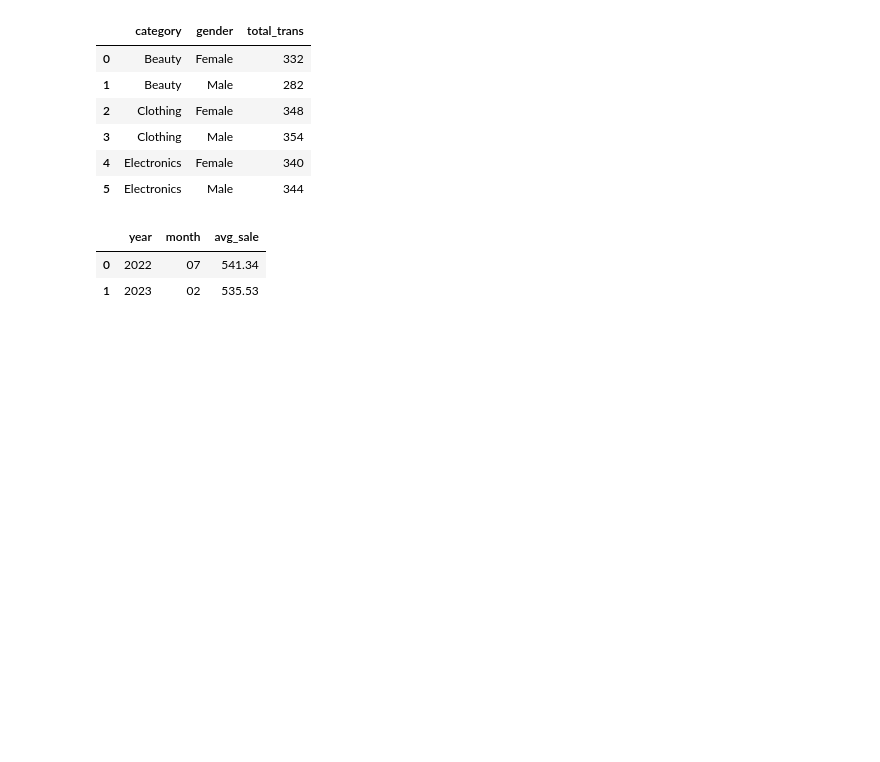
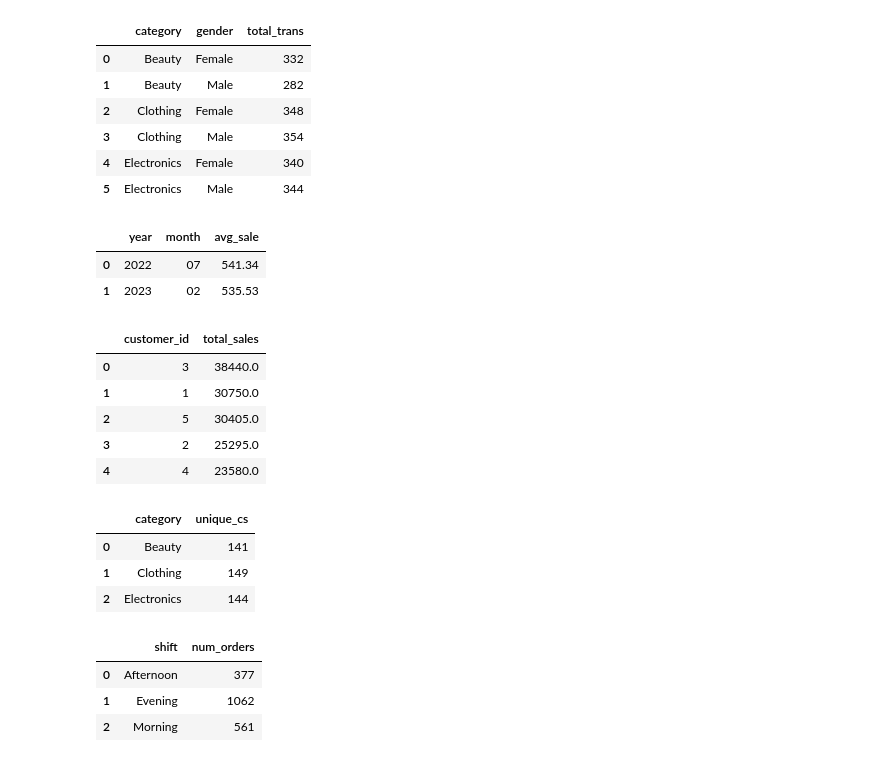
Before and after one commit to rakshamishra54/sql_analytics_notebooks, a Jupyter notebook: SQL_Data_Analysis.ipynb, the cells around one changed output. Drawn from its saved outputs; the diff is of its cells as text; code cells hidden in the pictures; blank space fills up the shorter version.

```diff
--- a/SQL_Data_Analysis.ipynb
+++ b/SQL_Data_Analysis.ipynb
@@ -223,3 +223,53 @@ WHERE rnk = 1
 |  | year | month | avg_sale |
 | 0 | 2022 | 07 | 541.34 |
 | 1 | 2023 | 02 | 535.53 |
+# %%
+##Write a SQL query to find the top 5 customers based on the highest total sales
+run("""
+SELECT
+    customer_id,
+    SUM(total_sale) AS total_sales
+FROM retail_sales
+GROUP BY customer_id
+ORDER BY total_sales DESC
+LIMIT 5
+""" , retail)
+# %% [output]
+|  | customer_id | total_sales |
+| 0 | 3 | 38440.0 |
+| 1 | 1 | 30750.0 |
+| 2 | 5 | 30405.0 |
+| 3 | 2 | 25295.0 |
+| 4 | 4 | 23580.0 |
+# %%
+##Write a SQL query to find the number of unique customers who purchased items from each category.
+run("""
+SELECT
+category,
+COUNT(DISTINCT customer_id ) as unique_cs
+FROM retail_sales
+GROUP BY category
+""" ,retail)
+# %% [output]
+|  | category | unique_cs |
+| 0 | Beauty | 141 |
+| 1 | Clothing | 149 |
+| 2 | Electronics | 144 |
+# %%
+##Write a SQL query to create each shift and number of orders (Example Morning <12, Afternoon Between 12 & 17, Evening >17)
+run("""
+SELECT
+    CASE
+        WHEN CAST(strftime('%H', sale_time) AS INTEGER) < 12 THEN 'Morning'
+        WHEN CAST(strftime('%H', sale_time) AS INTEGER) BETWEEN 12 AND 17 THEN 'Afternoon'
+        ELSE 'Evening'
+    END AS shift,
+    COUNT(*) AS num_orders
+FROM retail_sales
+GROUP BY shift
+""", retail)
+# %% [output]
+|  | shift | num_orders |
+| 0 | Afternoon | 377 |
+| 1 | Evening | 1062 |
+| 2 | Morning | 561 |
```
